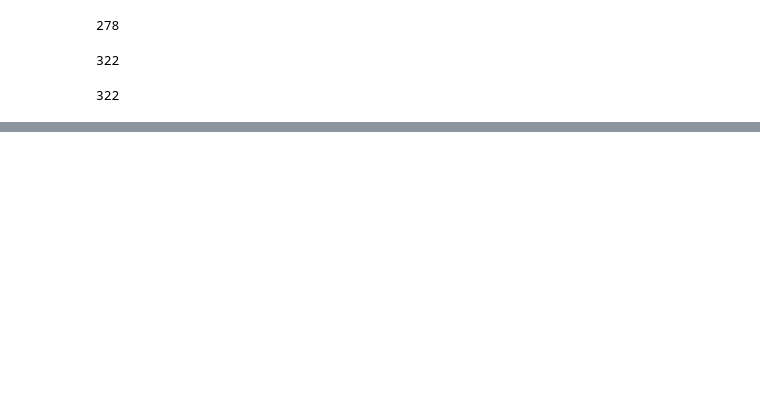
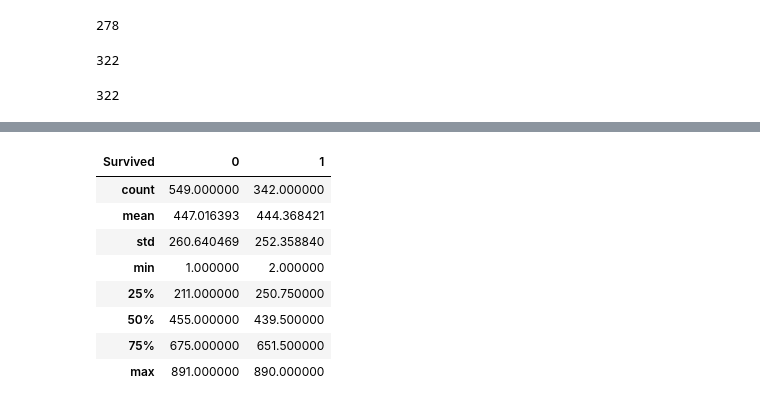
Before and after one commit to Madhugamidi14/Python_class, a Jupyter notebook: Python_Pandas.ipynb, the cells around one changed output, grey strips where cells are left out. Cells and saved outputs as stored; diff of their text form; code cells hidden in the pictures; blank space fills up the shorter version.

```diff
--- a/Python_Pandas.ipynb
+++ b/Python_Pandas.ipynb
@@ -841,0 +906,12 @@ df['Num_cabin_list'] = df['Cabin'].str.replace(replace, "")
+# %%
+df.groupby('Survived').describe()['PassengerId'].transpose()  # works both ways
+# %% [output]
+| Survived | 0 | 1 |
+| count | 549.000000 | 342.000000 |
+| mean | 447.016393 | 444.368421 |
+| std | 260.640469 | 252.358840 |
+| min | 1.000000 | 2.000000 |
+| 25% | 211.000000 | 250.750000 |
+| 50% | 455.000000 | 439.500000 |
+| 75% | 675.000000 | 651.500000 |
+| max | 891.000000 | 890.000000 |
```
Also changed, not shown: parts of 9 cells of this notebook.
